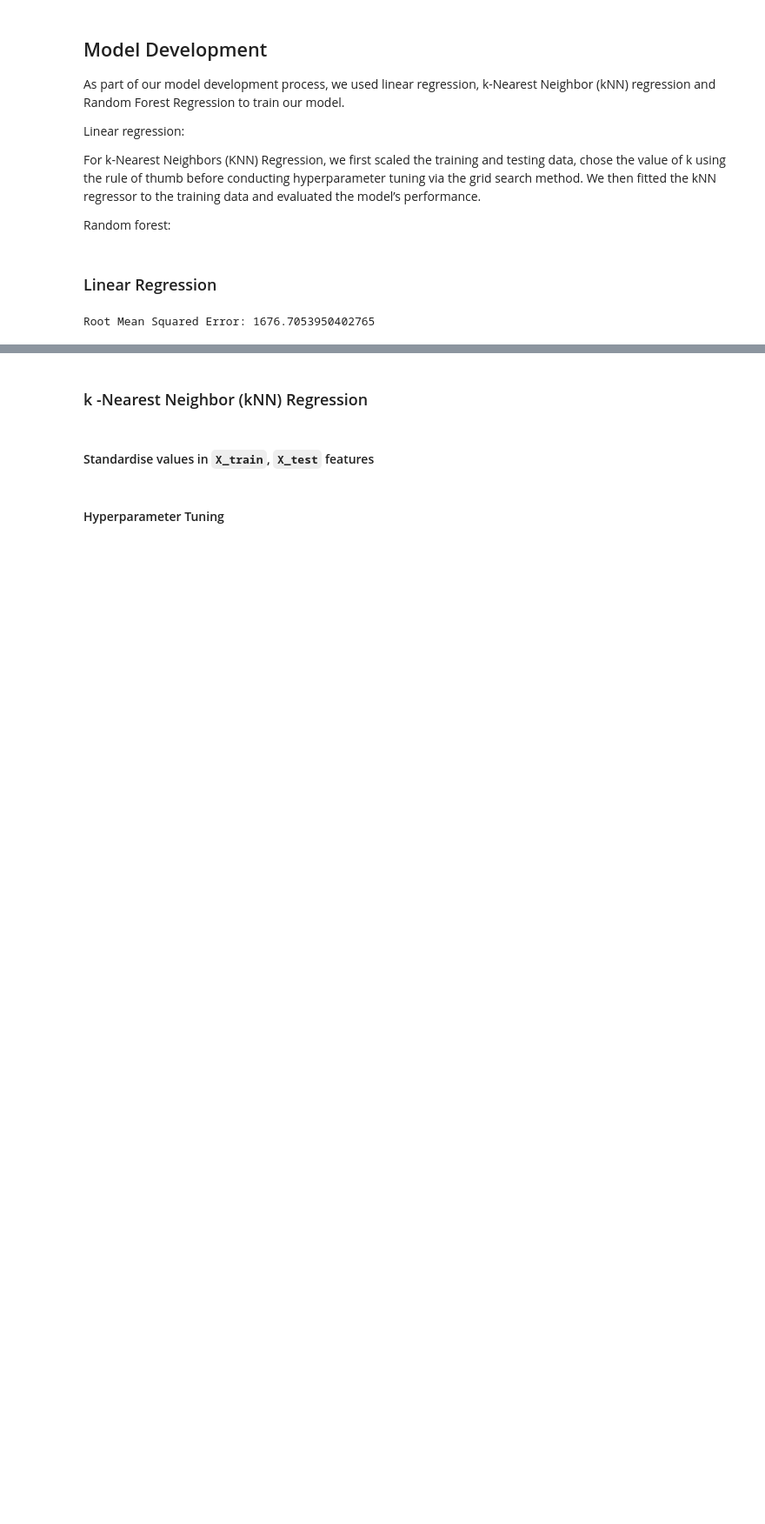
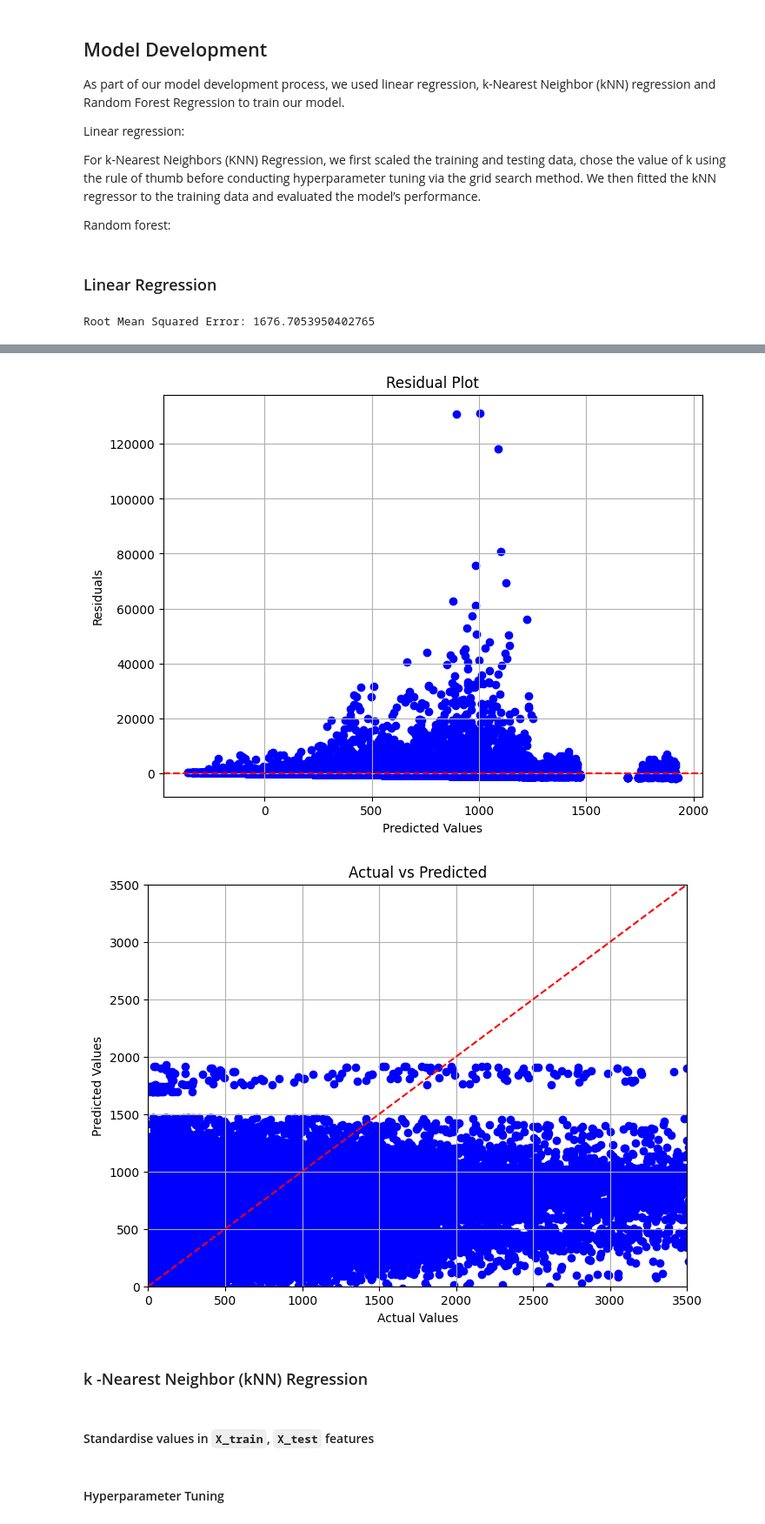
Before and after one commit to carinacwq/Crowd-Prediction-of-Bus-Stops-in-Singapore, a Jupyter notebook: src/CS3244_group_project.ipynb, the cells around one changed output, grey strips where cells are left out. Shown at 87% size. Cells and saved outputs as stored; diff of their text form; code cells hidden in the pictures; blank space fills up the shorter version.

Commit message:
linear reg plots

```diff
--- a/src/CS3244_group_project.ipynb
+++ b/src/CS3244_group_project.ipynb
@@ -374,3 +380,30 @@ Root Mean Squared Error: 1676.7053950402765
+# %%
+# Residuals
+residuals = y_test - lr_pred
+# Plot residuals against predicted values
+plt.figure(figsize=(8, 6))
+plt.scatter(lr_pred, residuals, color='blue')
+plt.axhline(y=0, color='red', linestyle='--')
+plt.title('Residual Plot')
+plt.xlabel('Predicted Values')
+plt.ylabel('Residuals')
+plt.grid(True)
+plt.show()
+
+# Predicted over Actual Plot
+plt.figure(figsize=(8, 6))
+plt.scatter(y_test, lr_pred, color='blue')
+plt.plot([y_test.min(), y_test.max()], [y_test.min(), y_test.max()], color='red', linestyle='--')
+plt.title('Actual vs Predicted')
+plt.xlabel('Actual Values')
+plt.ylabel('Predicted Values')
+plt.xlim(0,3500)
+plt.ylim(0,3500)
+plt.grid(True)
+plt.show()
+# %% [output]
+[figure, added]
+[figure, added]
 # %% [markdown]
 ### k -Nearest Neighbor (kNN) Regression
 # %% [markdown]
```
Also changed, not shown: parts of 3 cells of this notebook.
